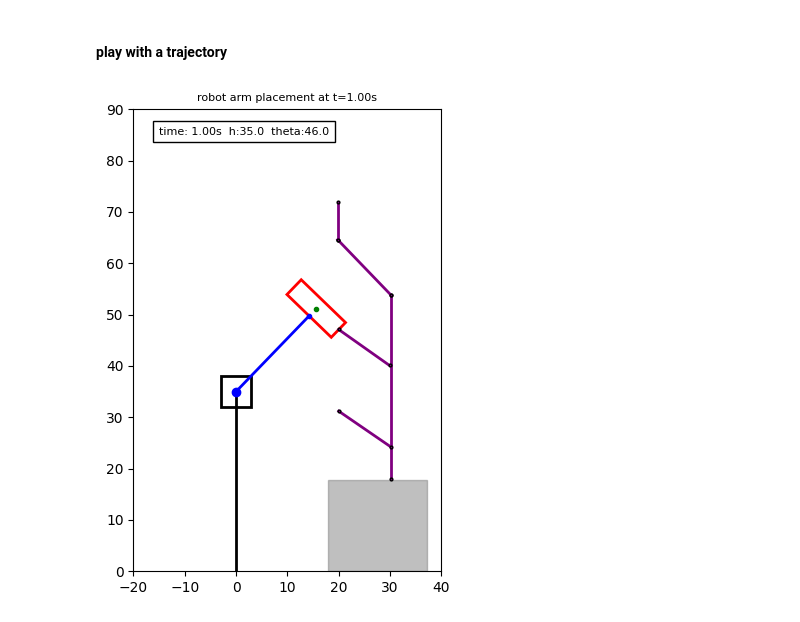
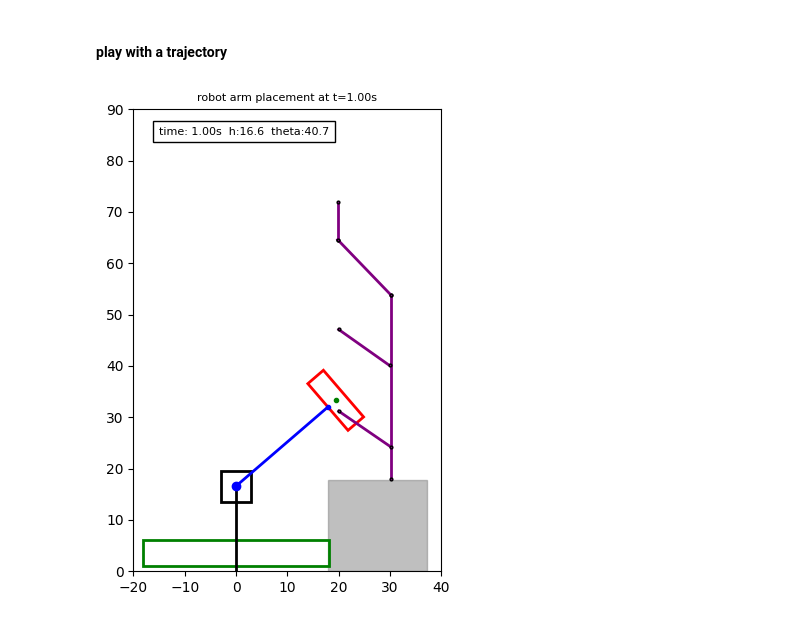
Before and after one commit to aesatchien/FRC2429_2025, a Jupyter notebook: resources/plots/reefscape_scoring.ipynb, the cells around one changed output. Saved outputs shown, nothing was run; the diff lists cells and outputs as text; code cells hidden in the pictures.

```diff
--- a/resources/plots/reefscape_scoring.ipynb
+++ b/resources/plots/reefscape_scoring.ipynb
@@ -26,7 +35,12 @@ target_structure = {
 }
 
 # Define the dynamic robot arm parameters
-L = 20.5  # Arm length in inches
+L = 18 + 5.625 # 20.5  # Arm length in inches
+robot_offset = 0  # offset of robot from coral
+
+# these things are pretty much fixed
+bumper_size = 36.1  # bumper to bumper size
+bumper_y_center = 3.5 # center of bumpers in y
 pivot_size = 6  # Size of pivot point box
 arm_color = "blue"
 end_effector_color = "red"
@@ -36,11 +50,11 @@ gamepiece_color = "red"
 #Plot options
 fontsize = 8
 
-# Engagement points
-engagement_positions =  {'H1': {'H': 17.87, 'THETA': 15.0},
-                         'H2': {'H': 19.27, 'THETA': 45.74},
-                         'H3': {'H': 35.17, 'THETA': 45.74},
-                         'H4': {'H': 59.64, 'THETA': 46.69}}
+# Engagement points  - update this with a full solution below
+engagement_positions = {'H1': {'H': 13.64, 'THETA': 24.31, 'offset': 0},
+                         'H2': {'H': 17.27, 'THETA': 49.11, 'offset': 0},
+                         'H3': {'H': 33.17, 'THETA': 49.11, 'offset': 0},
+                         'H4': {'H': 63.0, 'THETA': 40.82, 'offset': -2}}
 
 # in case we want to switch angle definition
 def convert_theta(theta):
@@ -199,12 +243,26 @@ for target at (19.8, 71.9): H, Theta is (59.6, 46.7)
 # %% [markdown]
 #### play with a trajectory
 # %%
-steps = 30
-times = np.linspace(0,1,steps)
-heights = np.linspace(40,35,steps)
-angles = np.linspace(90,46,steps)
-trajectory = {"time": times, "H": heights, "THETA": angles}
+steps = 40
+# choose a target
+target = 'H2'
+start_h = engagement_positions[target]['H']
+start_theta = engagement_positions[target]['THETA']
+offset = engagement_positions[target]['offset']
 
+# initial step down
+times = np.linspace(0,.5,steps)
+heights = np.linspace(start_h + 5, start_h, steps)
+angles = np.linspace(90, start_theta, steps)
+# engulfing
+times = np.append(times, np.linspace(0.5,1,steps))
+step_up = 2.5 if target != 'H4' else -1
+delta_theta = -13 if target != 'H4' else -4
+heights = np.append(heights, np.linspace(start_h, start_h + step_up, steps))
+angles = np.append(angles, np.linspace(start_theta, start_theta + delta_theta, steps))
+offsets = np.ones(len(times)) * offset
+heights = np.clip(heights, 0, 63.5)
+trajectory = {"time": times, "H": heights, "THETA": angles, 'offset':offsets}
 animate_trajectory(trajectory)
 # %% [output]
-[figure, old version]
+[figure, new version]
```
Also changed, not shown: parts of 10 cells of this notebook.
